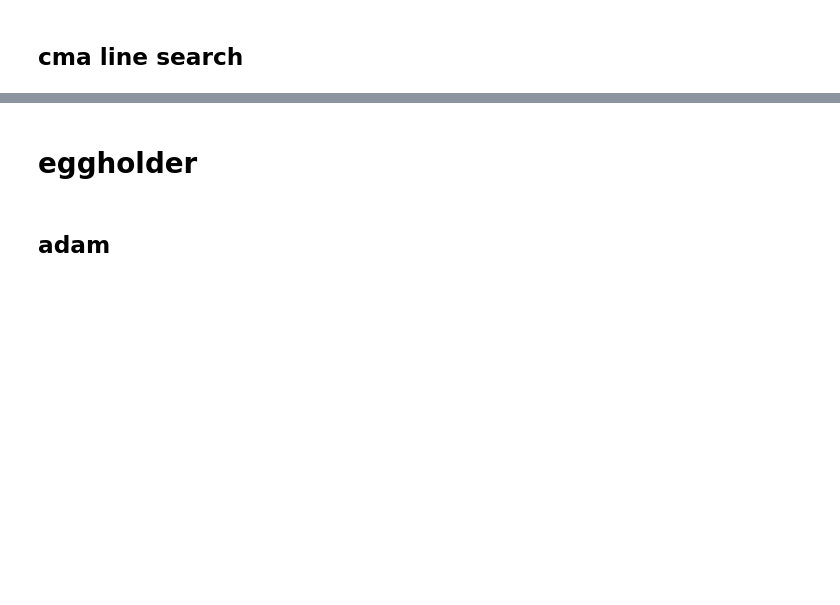
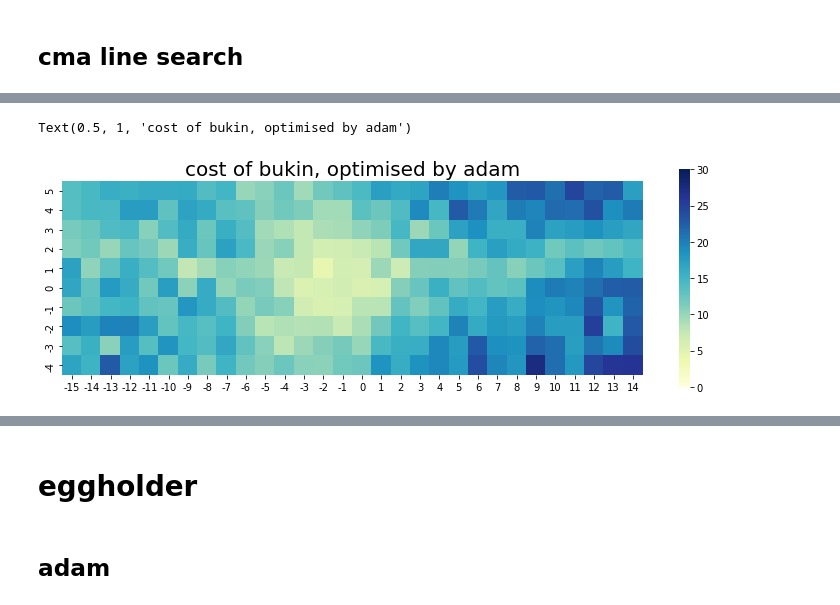
Before and after one commit to huajian1069/non-convex-optimisation, a Jupyter notebook: plot_statistical_convergence_cost_graph .ipynb, the cells around one changed output, grey strips where cells are left out. Saved outputs shown, nothing was run; the diff lists cells and outputs as text; code cells hidden in the pictures; blank space fills up the shorter version.

```diff
--- a/plot_statistical_convergence_cost_graph .ipynb
+++ b/plot_statistical_convergence_cost_graph .ipynb
@@ -832,0 +261,26 @@ Text(0.5, 1, 'cost of Bukin function, optimised by Adam')
+# %%
+# 1 optimiser
+opt = adam()
+optParas = {
+         'x0': None,
+         'alpha': 1e-2,
+         'beta_1': 0.9,
+         'beta_2': 0.999,
+         'epsilon': 1e-11,
+         'max_iter': 2000,
+         'tol': 1e-3,
+         'verbose': False,
+         'record': False }
+opt.set_parameters(optParas)
+
+# 2 objective function
+obj = bukin()
+
+# 3 setup sample zone of multiple experiments
+zoneParas = {'origin': np.array([-15, -5]),
+             'edge': np.array([30, 10]),
+             'step': 1,
+             'size': 10,
+             'sym': False}
+
+data = do_multiple_exps(obj, opt, zoneParas)
@@ -832,0 +305,9 @@ Text(0.5, 1, 'cost of Bukin function, optimised by Adam')
+# %%
+adam_quick_data = data
+ana_ad_quick_bk = post_analysis_zone(adam_quick_data)
+fig = plt.figure(figsize=(13, 4))
+ax = ana_ad_quick_bk.plot_hotmap_cost(30)
+ax.set_title("cost of bukin, optimised by adam", fontsize=20)
+# %% [output]
+Text(0.5, 1, 'cost of bukin, optimised by adam')
+[figure, added]
```
Also changed, not shown: parts of 52 cells of this notebook, 4 other files.
